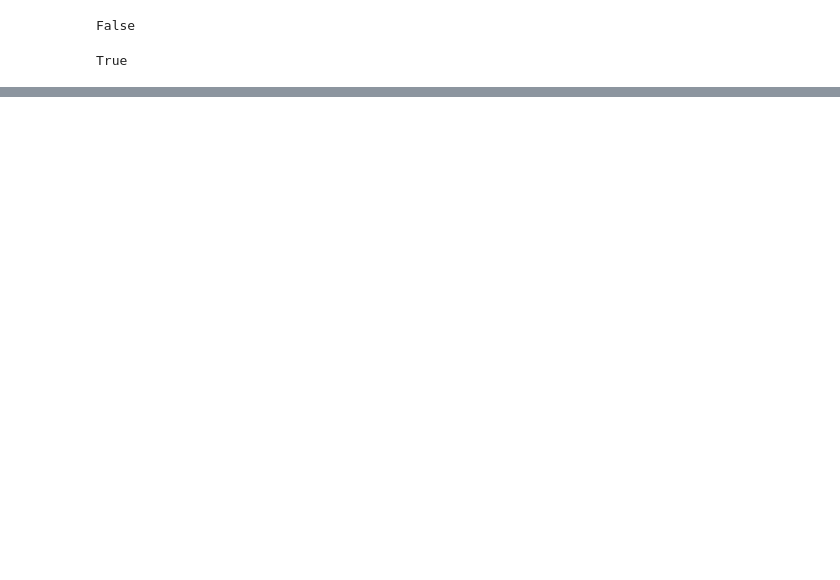
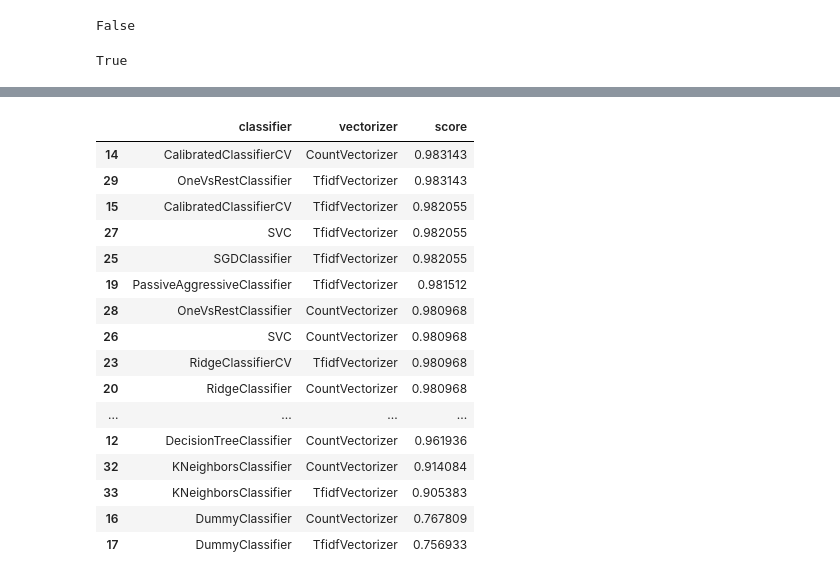
Before and after one commit to WhitneyOnTheWeb/JupyterNotebooks, a Jupyter notebook: Machine Learning/SpamClassifier.ipynb, the cells around one changed output, grey strips where cells are left out. Saved outputs shown, nothing was run; the diff lists cells and outputs as text; code cells hidden in the pictures; blank space fills up the shorter version.

```diff
--- a/Machine Learning/SpamClassifier.ipynb
+++ b/Machine Learning/SpamClassifier.ipynb
@@ -590,0 +633,66 @@ F-Score:  0.8235294117647058
+# %%
+data = pd.read_csv('data/spam.csv', encoding='latin-1')
+print('Data Loaded...')
+print('Preprocessing data...')
+
+data.drop(['Unnamed: 2', 'Unnamed: 3', 'Unnamed: 4'], axis = 1, inplace = True)
+data.rename(columns={'v1': 'label', 'v2': 'message'}, inplace = True)
+data['label'] = data['label'].map({'spam': 1, 'ham': 0})
+print(data.head())
+
+print('Splitting data...')
+X = data
+n_features = X.shape[1]
+
+target = np.array(X['label'])
+target_names = np.array(['ham', 'spam'])
+labels = target_names[target]
+is_spam = (labels == 'spam')
+
+y = target
+n_classes = target_names.shape[0]
+
+X_train, X_test, y_train, y_test = \
+train_test_split(X, y, test_size=0.33, random_state=42)
+
+tr_target = np.array(X_train['label'])
+tr_target_names = np.array(['ham', 'spam'])
+tr_labels = tr_target_names[tr_target]
+
+te_target = np.array(X_test['label'])
+te_target_names = np.array(['ham', 'spam'])
+te_labels = te_target_names[te_target]
+
+
+print('Measuring Model Performances...')
+performance(
+    [
+        BernoulliNB(),
+        RandomForestClassifier(n_estimators=100, n_jobs=-1),
+        AdaBoostClassifier(),
+        BaggingClassifier(),
+        ExtraTreesClassifier(),
+        GradientBoostingClassifier(),
+        DecisionTreeClassifier(),
+        CalibratedClassifierCV(),
+        DummyClassifier(),
+        PassiveAggressiveClassifier(),
+        RidgeClassifier(),
+        RidgeClassifierCV(),
+        SGDClassifier(),
+        SVC(kernel = 'rbf', C = 10000),
+        OneVsRestClassifier(SVC(kernel='linear')),
+        OneVsRestClassifier(LogisticRegression()),
+        KNeighborsClassifier()
+    ],
+    [
+        CountVectorizer(),
+        TfidfVectorizer(),
+        #HashingVectorizer()
+    ],
+    X_train['message'],
+    X_test['message'],
+    tr_target,
+    te_target
+)
+# %% [output]
@@ -590,0 +750,17 @@ F-Score:  0.8235294117647058
+|  | classifier | vectorizer | score |
+| 14 | CalibratedClassifierCV | CountVectorizer | 0.983143 |
+| 29 | OneVsRestClassifier | TfidfVectorizer | 0.983143 |
+| 15 | CalibratedClassifierCV | TfidfVectorizer | 0.982055 |
+| 27 | SVC | TfidfVectorizer | 0.982055 |
+| 25 | SGDClassifier | TfidfVectorizer | 0.982055 |
+| 19 | PassiveAggressiveClassifier | TfidfVectorizer | 0.981512 |
+| 28 | OneVsRestClassifier | CountVectorizer | 0.980968 |
+| 26 | SVC | CountVectorizer | 0.980968 |
+| 23 | RidgeClassifierCV | TfidfVectorizer | 0.980968 |
+| 20 | RidgeClassifier | CountVectorizer | 0.980968 |
+| ... | ... | ... | ... |
+| 12 | DecisionTreeClassifier | CountVectorizer | 0.961936 |
+| 32 | KNeighborsClassifier | CountVectorizer | 0.914084 |
+| 33 | KNeighborsClassifier | TfidfVectorizer | 0.905383 |
+| 16 | DummyClassifier | CountVectorizer | 0.767809 |
+| 17 | DummyClassifier | TfidfVectorizer | 0.756933 |
```
Also changed, not shown: parts of 24 cells of this notebook, 2 other files.
